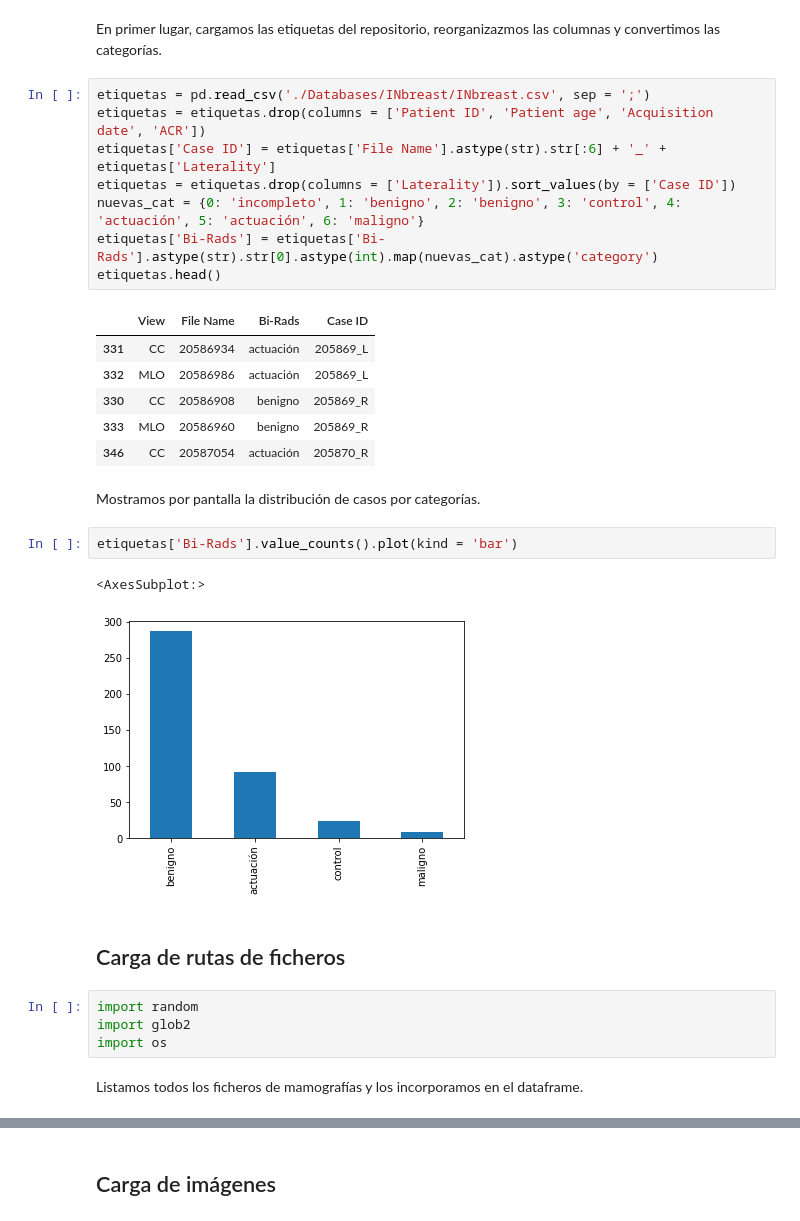
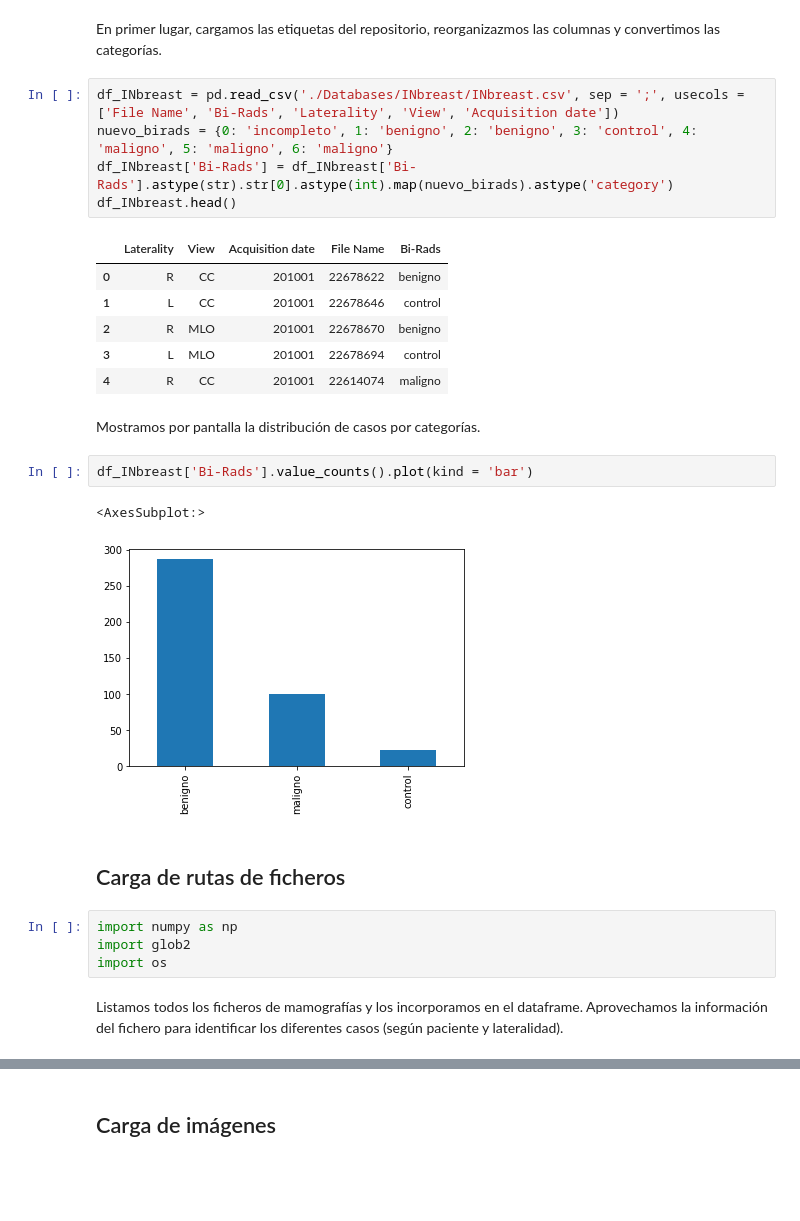
Before and after one commit to iveiras/tfm-2021, a Jupyter notebook: Preprocesamiento_Imágenes.ipynb, the cells around one changed output, grey strips where cells are left out. Saved outputs shown, nothing was run; the diff lists cells and outputs as text; blank space fills up the shorter version.

```diff
--- a/Preprocesamiento_Imágenes.ipynb
+++ b/Preprocesamiento_Imágenes.ipynb
@@ -7,35 +7,32 @@ import pandas as pd
 # %% [markdown]
 En primer lugar, cargamos las etiquetas del repositorio, reorganizazmos las columnas y convertimos las categorías.
 # %%
-etiquetas = pd.read_csv('./Databases/INbreast/INbreast.csv', sep = ';')
-etiquetas = etiquetas.drop(columns = ['Patient ID', 'Patient age', 'Acquisition date', 'ACR'])
-etiquetas['Case ID'] = etiquetas['File Name'].astype(str).str[:6] + '_' + etiquetas['Laterality']
-etiquetas = etiquetas.drop(columns = ['Laterality']).sort_values(by = ['Case ID'])
-nuevas_cat = {0: 'incompleto', 1: 'benigno', 2: 'benigno', 3: 'control', 4: 'actuación', 5: 'actuación', 6: 'maligno'}
-etiquetas['Bi-Rads'] = etiquetas['Bi-Rads'].astype(str).str[0].astype(int).map(nuevas_cat).astype('category')
-etiquetas.head()
+df_INbreast = pd.read_csv('./Databases/INbreast/INbreast.csv', sep = ';', usecols = ['File Name', 'Bi-Rads', 'Laterality', 'View', 'Acquisition date'])
+nuevo_birads = {0: 'incompleto', 1: 'benigno', 2: 'benigno', 3: 'control', 4: 'maligno', 5: 'maligno', 6: 'maligno'}
+df_INbreast['Bi-Rads'] = df_INbreast['Bi-Rads'].astype(str).str[0].astype(int).map(nuevo_birads).astype('category')
+df_INbreast.head()
 # %% [output]
-|  | View | File Name | Bi-Rads | Case ID |
-| 331 | CC | 20586934 | actuación | 205869_L |
-| 332 | MLO | 20586986 | actuación | 205869_L |
-| 330 | CC | 20586908 | benigno | 205869_R |
-| 333 | MLO | 20586960 | benigno | 205869_R |
-| 346 | CC | 20587054 | actuación | 205870_R |
+|  | Laterality | View | Acquisition date | File Name | Bi-Rads |
+| 0 | R | CC | 201001 | 22678622 | benigno |
+| 1 | L | CC | 201001 | 22678646 | control |
+| 2 | R | MLO | 201001 | 22678670 | benigno |
+| 3 | L | MLO | 201001 | 22678694 | control |
+| 4 | R | CC | 201001 | 22614074 | maligno |
 # %% [markdown]
 Mostramos por pantalla la distribución de casos por categorías.
 # %%
-etiquetas['Bi-Rads'].value_counts().plot(kind = 'bar')
+df_INbreast['Bi-Rads'].value_counts().plot(kind = 'bar')
 # %% [output]
 <AxesSubplot:>
-[figure, old version]
+[figure, new version]
 # %% [markdown]
 ## Carga de rutas de ficheros
 # %%
-import random
+import numpy as np
 import glob2
 import os
 # %% [markdown]
-Listamos todos los ficheros de mamografías y los incorporamos en el dataframe.
+Listamos todos los ficheros de mamografías y los incorporamos en el dataframe. Aprovechamos la información del fichero para identificar los diferentes casos (según paciente y lateralidad).
 # %%
 ruta_img = './Databases/INbreast/AllDICOMs/'
 filepaths = pd.DataFrame([os.path.basename(x) for x in glob2.glob(ruta_img + '*.dcm')], columns = ['File Path'])
```
Also changed, not shown: parts of 24 cells of this notebook, 2 other files.
